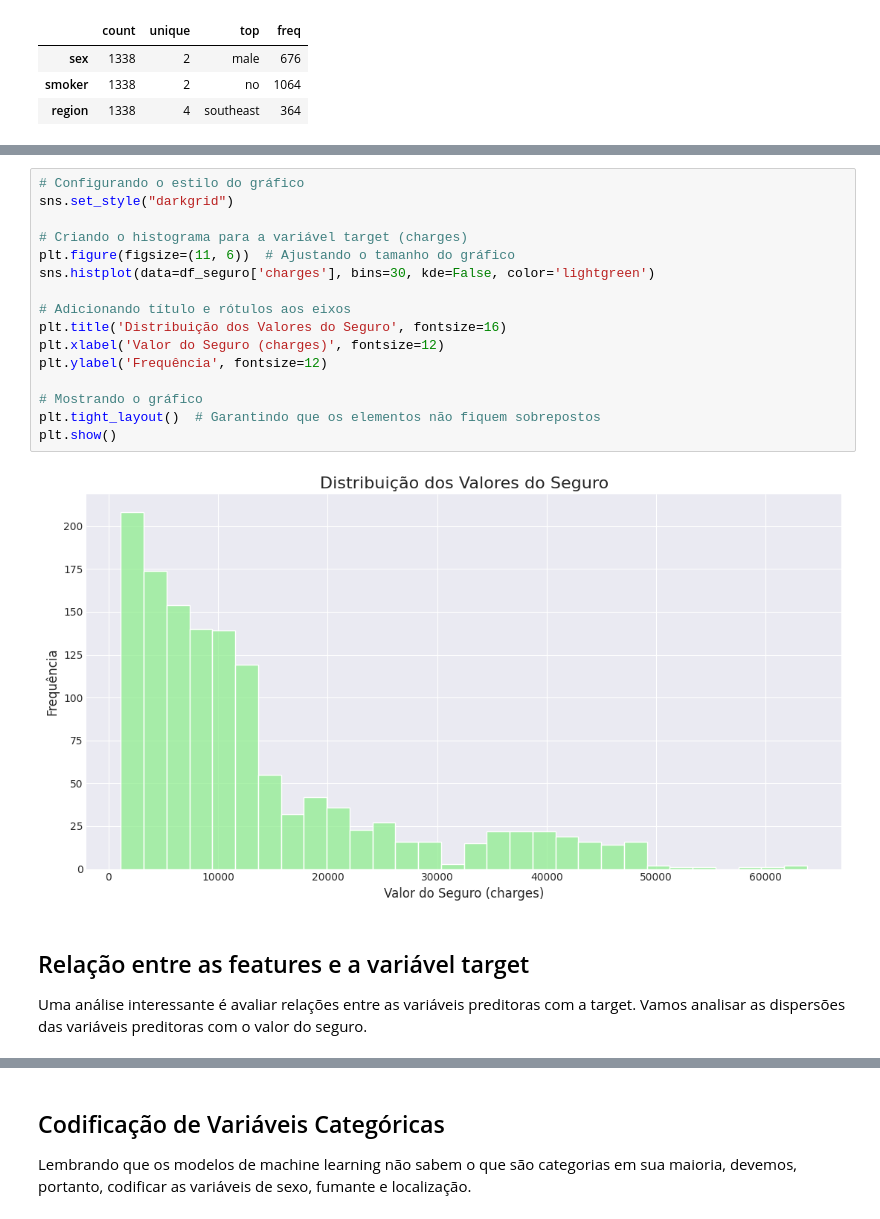
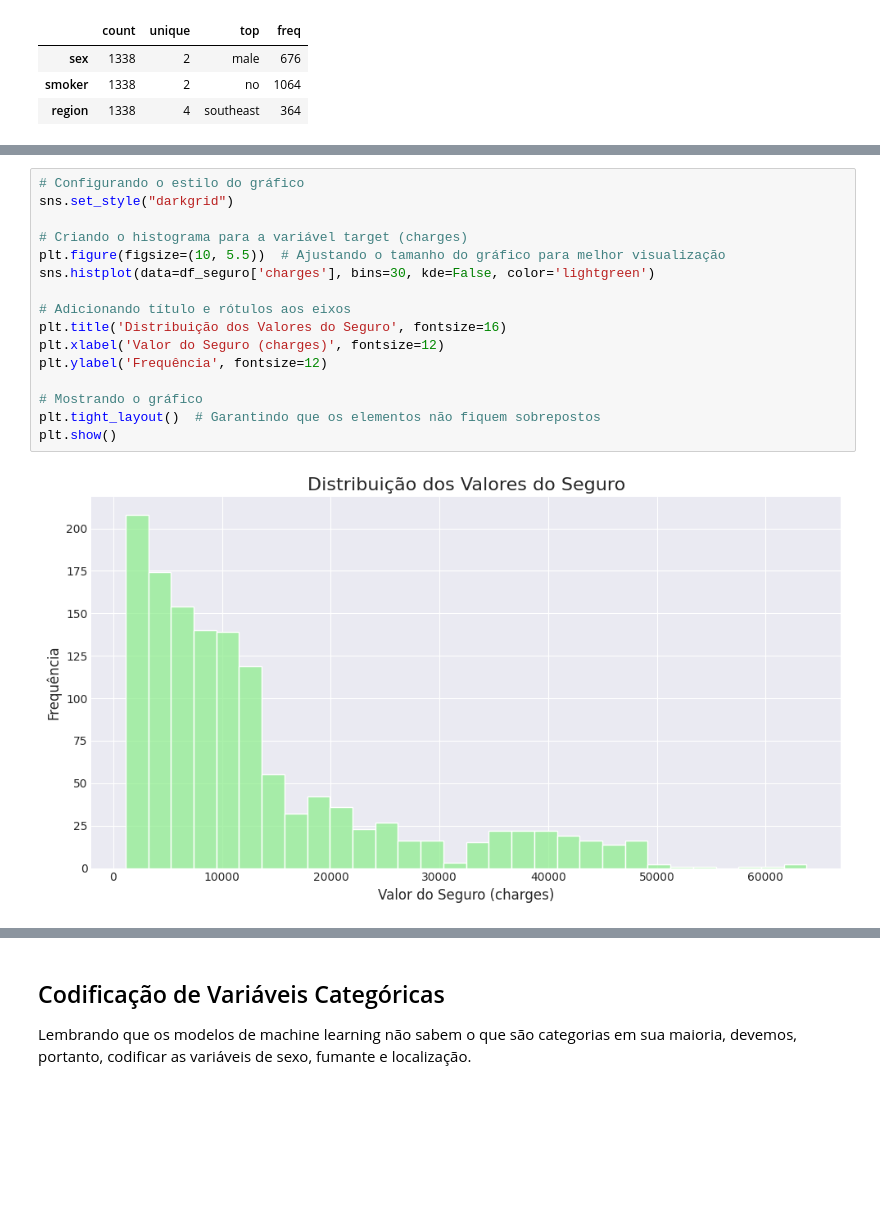
Before and after one commit to matheusvazdata/regressao-usando-scikit-learn, a Jupyter notebook: Projeto_24_11_2024_Regressao_usando_Scikit_Learn.ipynb, the cells around one changed output, grey strips where cells are left out. Saved outputs shown, nothing was run; the diff lists cells and outputs as text; blank space fills up the shorter version.

```diff
--- a/Projeto_24_11_2024_Regressao_usando_Scikit_Learn.ipynb
+++ b/Projeto_24_11_2024_Regressao_usando_Scikit_Learn.ipynb
@@ -240,22 +240,18 @@ plt.show()
 # %%
 # Configurando o estilo do gráfico
 sns.set_style("darkgrid")
 
 # Criando o histograma para a variável target (charges)
-plt.figure(figsize=(11, 6))  # Ajustando o tamanho do gráfico
+plt.figure(figsize=(10, 5.5))  # Ajustando o tamanho do gráfico para melhor visualização
 sns.histplot(data=df_seguro['charges'], bins=30, kde=False, color='lightgreen')
 
 # Adicionando título e rótulos aos eixos
 plt.title('Distribuição dos Valores do Seguro', fontsize=16)
 plt.xlabel('Valor do Seguro (charges)', fontsize=12)
 plt.ylabel('Frequência', fontsize=12)
 
 # Mostrando o gráfico
 plt.tight_layout()  # Garantindo que os elementos não fiquem sobrepostos
 plt.show()
 # %% [output]
-[figure, old version]
+[figure, new version]
-# %% [markdown]
-## <a> Relação entre as features e a variável target </a>
-
-Uma análise interessante é avaliar relações entre as variáveis preditoras com a target. Vamos analisar as dispersões das variáveis preditoras com o valor do seguro.
```
Also changed, not shown: parts of 59 cells of this notebook.
